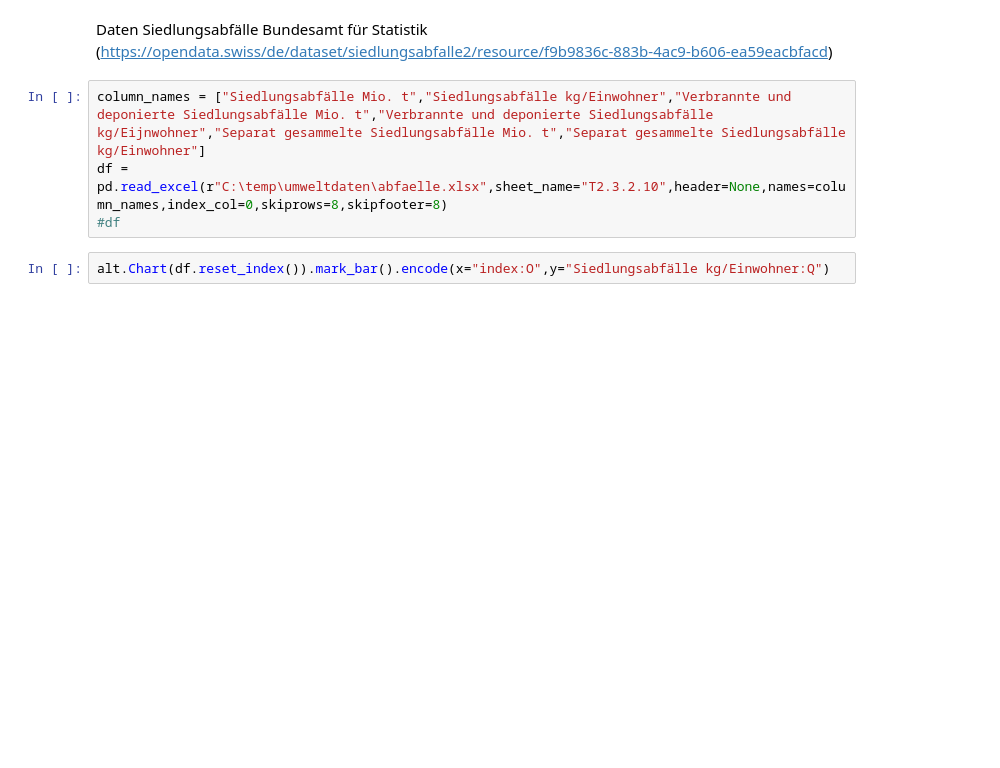
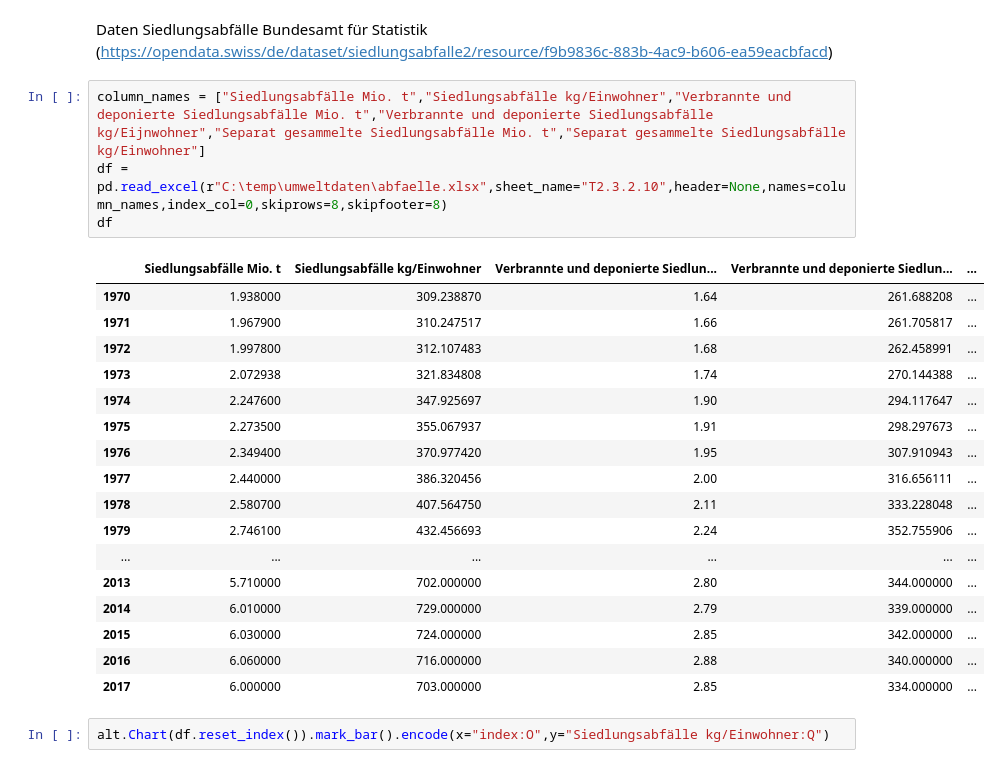
Before and after one commit to juergmannes/python_playground, a Jupyter notebook: altair.ipynb, the cells around one changed output. Saved outputs shown, nothing was run; the diff lists cells and outputs as text; blank space fills up the shorter version.

```diff
--- a/altair.ipynb
+++ b/altair.ipynb
@@ -10,7 +10,25 @@ Daten Siedlungsabfälle Bundesamt für Statistik (https://opendata.swiss/de/data
 # %%
 column_names = ["Siedlungsabfälle Mio. t","Siedlungsabfälle kg/Einwohner","Verbrannte und deponierte Siedlungsabfälle Mio. t","Verbrannte und deponierte Siedlungsabfälle kg/Eijnwohner","Separat gesammelte Siedlungsabfälle Mio. t","Separat gesammelte Siedlungsabfälle kg/Einwohner"]
 df = pd.read_excel(r"C:\temp\umweltdaten\abfaelle.xlsx",sheet_name="T2.3.2.10",header=None,names=column_names,index_col=0,skiprows=8,skipfooter=8)
-#df
+df
+# %% [output]
+|  | Siedlungsabfälle Mio. t | Siedlungsabfälle kg/Einwohner | Verbrannte und deponierte Siedlun... | Verbrannte und deponierte Siedlun... | ... |
+| 1970 | 1.938000 | 309.238870 | 1.64 | 261.688208 | ... |
+| 1971 | 1.967900 | 310.247517 | 1.66 | 261.705817 | ... |
+| 1972 | 1.997800 | 312.107483 | 1.68 | 262.458991 | ... |
+| 1973 | 2.072938 | 321.834808 | 1.74 | 270.144388 | ... |
+| 1974 | 2.247600 | 347.925697 | 1.90 | 294.117647 | ... |
+| 1975 | 2.273500 | 355.067937 | 1.91 | 298.297673 | ... |
+| 1976 | 2.349400 | 370.977420 | 1.95 | 307.910943 | ... |
+| 1977 | 2.440000 | 386.320456 | 2.00 | 316.656111 | ... |
+| 1978 | 2.580700 | 407.564750 | 2.11 | 333.228048 | ... |
+| 1979 | 2.746100 | 432.456693 | 2.24 | 352.755906 | ... |
+| ... | ... | ... | ... | ... | ... |
+| 2013 | 5.710000 | 702.000000 | 2.80 | 344.000000 | ... |
+| 2014 | 6.010000 | 729.000000 | 2.79 | 339.000000 | ... |
+| 2015 | 6.030000 | 724.000000 | 2.85 | 342.000000 | ... |
+| 2016 | 6.060000 | 716.000000 | 2.88 | 340.000000 | ... |
+| 2017 | 6.000000 | 703.000000 | 2.85 | 334.000000 | ... |
 # %%
 alt.Chart(df.reset_index()).mark_bar().encode(x="index:O",y="Siedlungsabfälle kg/Einwohner:Q")
 # %% [output]
```
Also changed, not shown: parts of 2 cells of this notebook.
